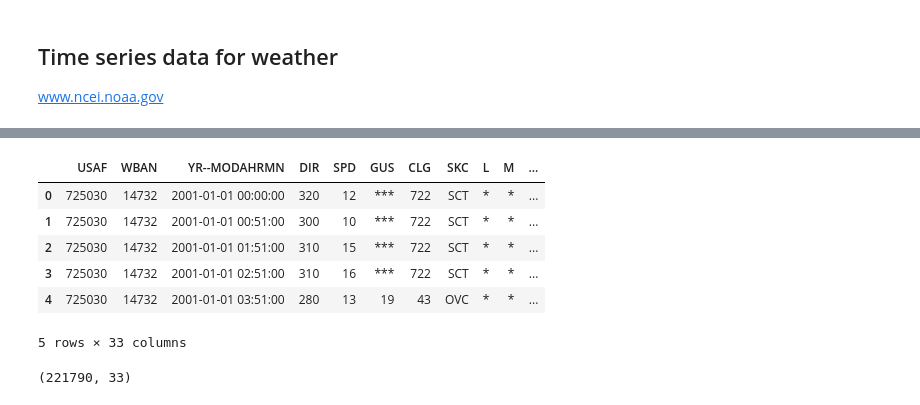
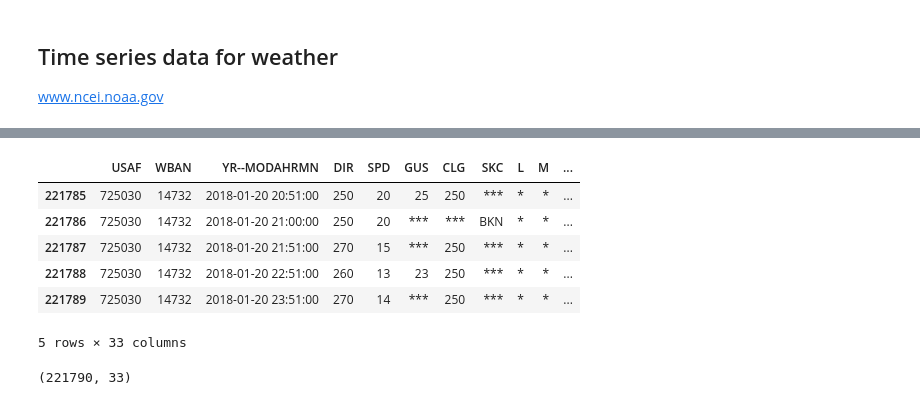
Before and after one commit to xingliuUT/battery_planner, a Jupyter notebook: read_weather_data.ipynb, the cells around one changed output, grey strips where cells are left out. Cells and saved outputs as stored; diff of their text form; code cells hidden in the pictures.

```diff
--- a/read_weather_data.ipynb
+++ b/read_weather_data.ipynb
@@ -33,14 +42,14 @@ df_hourly = pd.read_table('la_guardia_airport.txt',
                           dtype = {'TEMP':np.float64},
                           na_values ='****')
 # %%
-df_hourly.head()
+df_hourly.tail()
 # %% [output]
 |  | USAF | WBAN | YR--MODAHRMN | DIR | SPD | GUS | CLG | SKC | L | M | ... |
-| 0 | 725030 | 14732 | 2001-01-01 00:00:00 | 320 | 12 | *** | 722 | SCT | * | * | ... |
-| 1 | 725030 | 14732 | 2001-01-01 00:51:00 | 300 | 10 | *** | 722 | SCT | * | * | ... |
-| 2 | 725030 | 14732 | 2001-01-01 01:51:00 | 310 | 15 | *** | 722 | SCT | * | * | ... |
-| 3 | 725030 | 14732 | 2001-01-01 02:51:00 | 310 | 16 | *** | 722 | SCT | * | * | ... |
-| 4 | 725030 | 14732 | 2001-01-01 03:51:00 | 280 | 13 | 19 | 43 | OVC | * | * | ... |
+| 221785 | 725030 | 14732 | 2018-01-20 20:51:00 | 250 | 20 | 25 | 250 | *** | * | * | ... |
+| 221786 | 725030 | 14732 | 2018-01-20 21:00:00 | 250 | 20 | *** | *** | BKN | * | * | ... |
+| 221787 | 725030 | 14732 | 2018-01-20 21:51:00 | 270 | 15 | *** | 250 | *** | * | * | ... |
+| 221788 | 725030 | 14732 | 2018-01-20 22:51:00 | 260 | 13 | 23 | 250 | *** | * | * | ... |
+| 221789 | 725030 | 14732 | 2018-01-20 23:51:00 | 270 | 14 | *** | 250 | *** | * | * | ... |
 5 rows × 33 columns
 # %%
 df_hourly.shape
```
Also changed, not shown: parts of 7 cells of this notebook, 6 other files.
